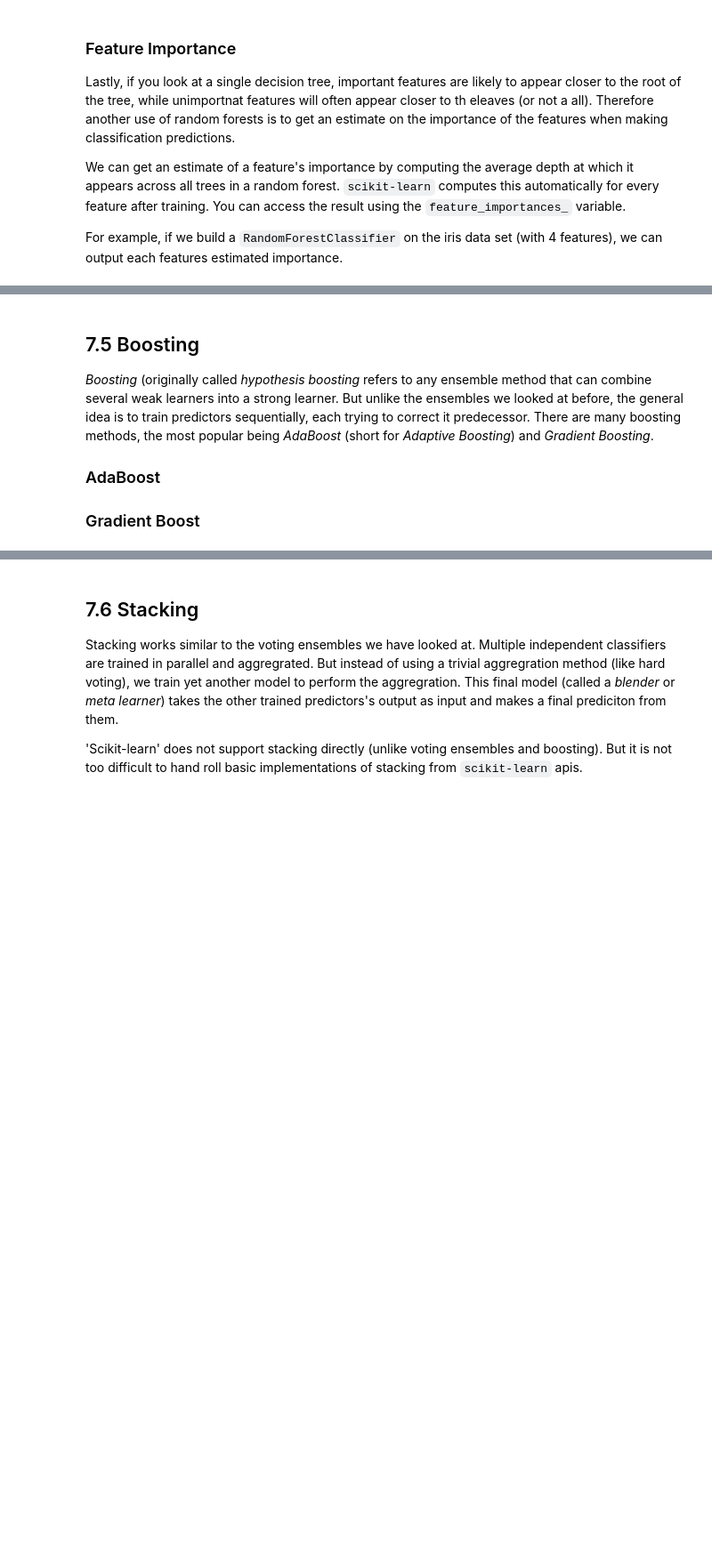
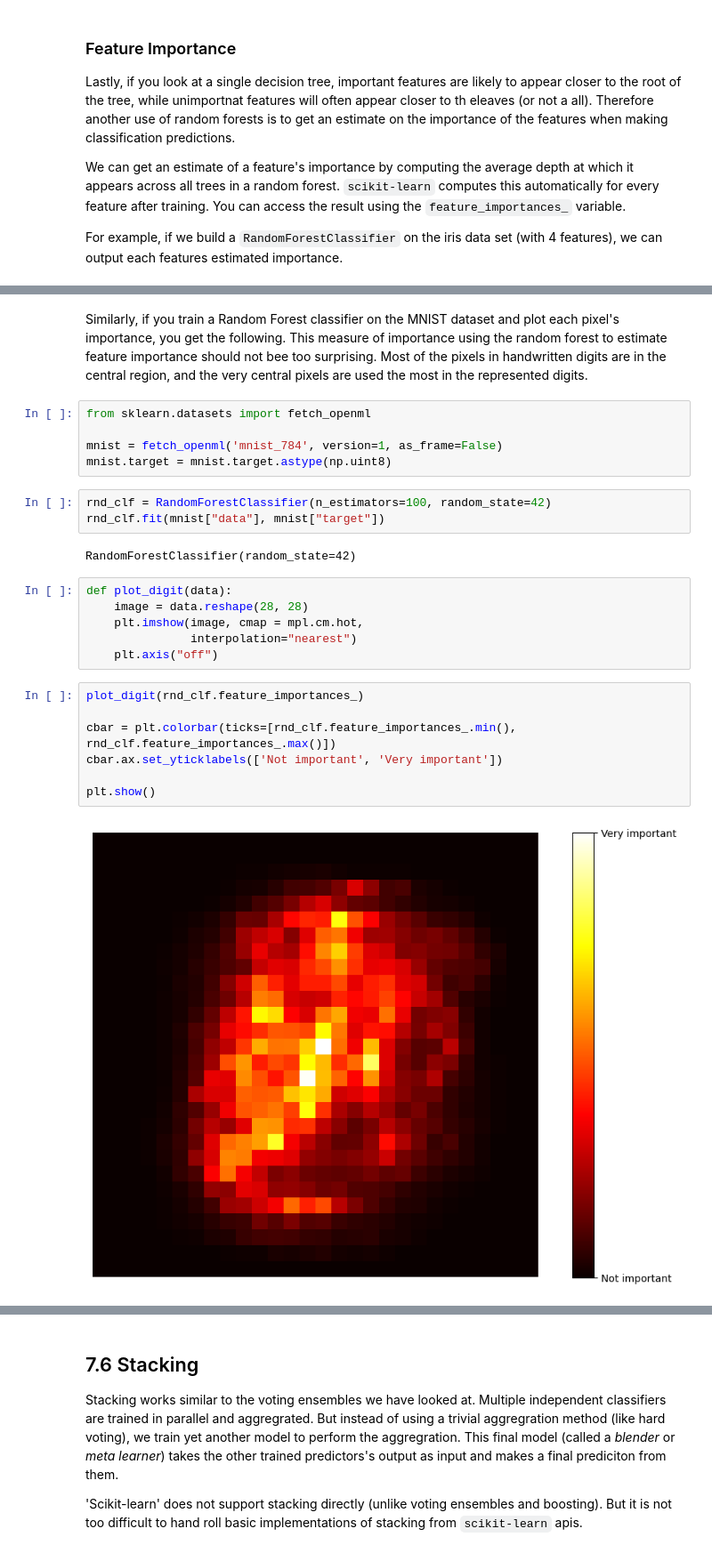
Before and after one commit to Krishna9492/ML, a Jupyter notebook: lectures/homl/homl-07-1-ensembles-random-forests.ipynb, the cells around one changed output, grey strips where cells are left out. Shown at 89% size. Drawn from its saved outputs; the diff is of its cells as text; blank space fills up the shorter version.

```diff
--- a/lectures/homl/homl-07-1-ensembles-random-forests.ipynb
+++ b/lectures/homl/homl-07-1-ensembles-random-forests.ipynb
@@ -504,11 +524,30 @@ sepal width are relatively less important.
-# %% [markdown]
-## 7.5 Boosting
-
-*Boosting* (originally called *hypothesis boosting* refers to any ensemble method that can combine several weak learners
-into a strong learner.  But unlike the ensembles we looked at before, the general idea is to train predictors
-sequentially, each trying to correct it predecessor.  There are many boosting methods, the most popular being
-*AdaBoost* (short for *Adaptive Boosting*) and *Gradient Boosting*.
-
-### AdaBoost
-
-### Gradient Boost
+# %% [markdown]
+Similarly, if you train a Random Forest classifier on the MNIST dataset and plot each pixel's importance,
+you get the following.  This measure of importance using the random forest to estimate feature importance
+should not bee too surprising.  Most of the pixels in handwritten digits are in the central region, and the very
+central pixels are used the most in the represented digits.
+# %%
+from sklearn.datasets import fetch_openml
+
+mnist = fetch_openml('mnist_784', version=1, as_frame=False)
+mnist.target = mnist.target.astype(np.uint8)
+# %%
+rnd_clf = RandomForestClassifier(n_estimators=100, random_state=42)
+rnd_clf.fit(mnist["data"], mnist["target"])
+# %% [output]
+RandomForestClassifier(random_state=42)
+# %%
+def plot_digit(data):
+    image = data.reshape(28, 28)
+    plt.imshow(image, cmap = mpl.cm.hot,
+               interpolation="nearest")
+    plt.axis("off")
+# %%
+plot_digit(rnd_clf.feature_importances_)
+
+cbar = plt.colorbar(ticks=[rnd_clf.feature_importances_.min(), rnd_clf.feature_importances_.max()])
+cbar.ax.set_yticklabels(['Not important', 'Very important'])
+
+plt.show()
+# %% [output]
+[figure, added]
```
Also changed, not shown: parts of 55 cells of this notebook.
